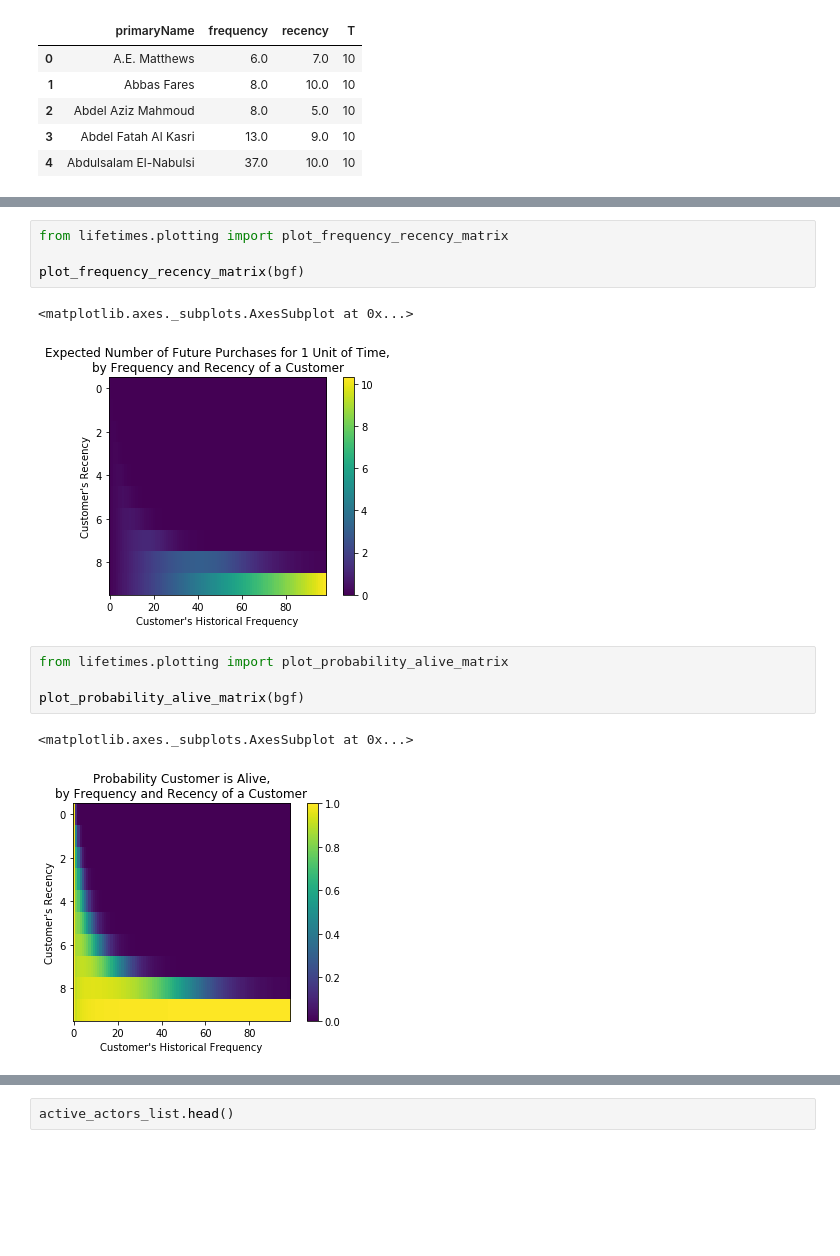
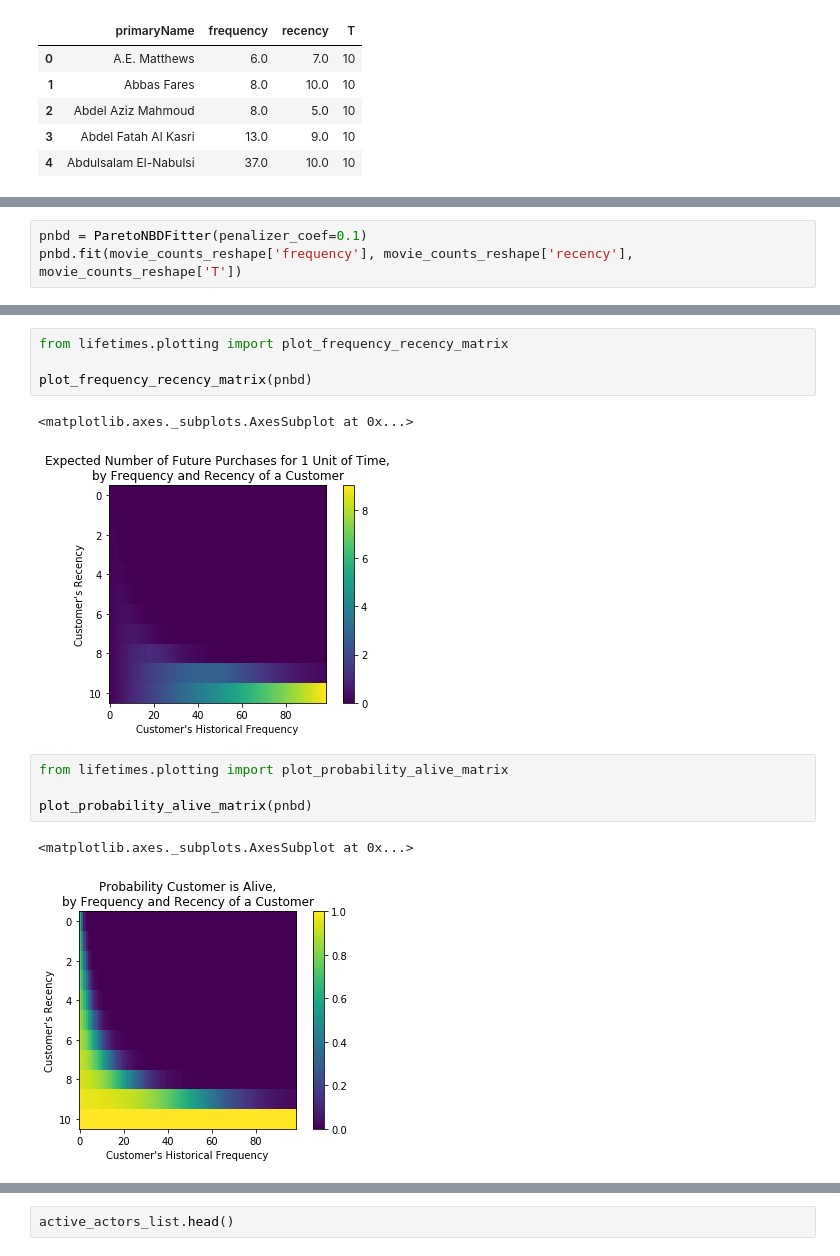
Before and after one commit to MaximeKan/Statistical-Modeling, a Jupyter notebook: Actors_movie_counts.ipynb, the cells around one changed output, grey strips where cells are left out. Saved outputs shown, nothing was run; the diff lists cells and outputs as text; blank space fills up the shorter version.

Commit message:
Replaced BG with Pareto NBD because it has posterior probabilities included in the package

```diff
--- a/Actors_movie_counts.ipynb
+++ b/Actors_movie_counts.ipynb
@@ -423,0 +441,3 @@ b      1.823006  0.232743         1.366829         2.279182
+# %%
+pnbd = ParetoNBDFitter(penalizer_coef=0.1)
+pnbd.fit(movie_counts_reshape['frequency'], movie_counts_reshape['recency'], movie_counts_reshape['T'])
@@ -424,16 +455,16 @@ b      1.823006  0.232743         1.366829         2.279182
 # %%
 from lifetimes.plotting import plot_frequency_recency_matrix
 
-plot_frequency_recency_matrix(bgf)
+plot_frequency_recency_matrix(pnbd)
 # %% [output]
 <matplotlib.axes._subplots.AxesSubplot at 0x...>
-[figure, old version]
+[figure, new version]
 # %%
 from lifetimes.plotting import plot_probability_alive_matrix
 
-plot_probability_alive_matrix(bgf)
+plot_probability_alive_matrix(pnbd)
 # %% [output]
 <matplotlib.axes._subplots.AxesSubplot at 0x...>
-[figure, old version]
+[figure, new version]
 # %%
 t_future = 10
```
Also changed, not shown: parts of 16 cells of this notebook.
